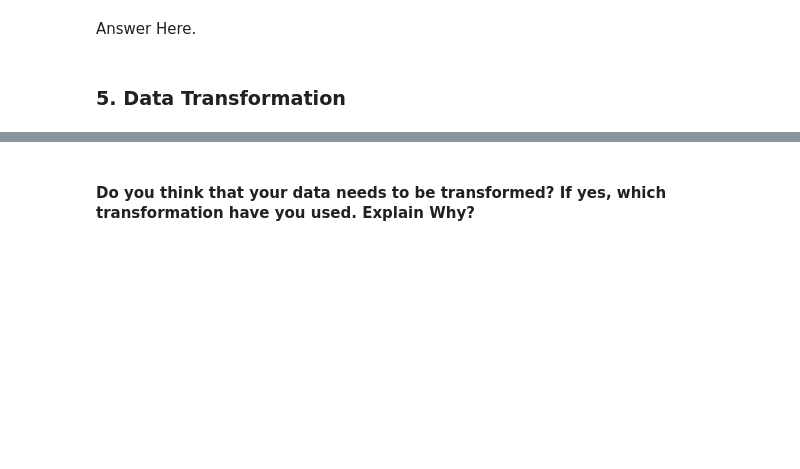
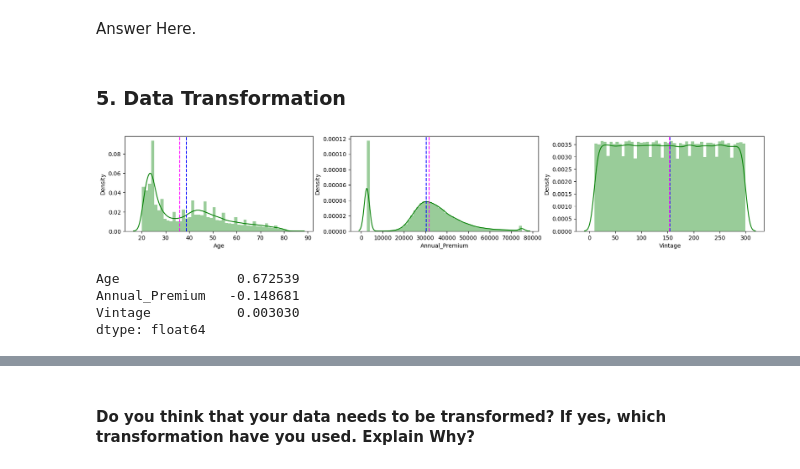
Before and after one commit to priyaregit/Classification-ML_Insurance-Cross-Sell-Prediction, a Jupyter notebook: Health_Insurance_Cross_Sell_Prediction_Classification.ipynb, the cells around one changed output, grey strips where cells are left out. Drawn from its saved outputs; the diff is of its cells as text; code cells hidden in the pictures; blank space fills up the shorter version.

```diff
--- a/Health_Insurance_Cross_Sell_Prediction_Classification.ipynb
+++ b/Health_Insurance_Cross_Sell_Prediction_Classification.ipynb
@@ -1042,3 +1059,5 @@ Answer Here.
 #### 1. Feature Manipulation
 # %%
 # Manipulate Features to minimize feature correlation and create new features
+
+df.drop('Age_Group', axis = 1, inplace = True)
@@ -1056,3 +1077,34 @@ Answer Here.
 Answer Here.
 # %% [markdown]
 ### 5. Data Transformation
+# %%
+# Transform Your data
+
+features = ['Age','Annual_Premium','Vintage']
+
+fig = plt.figure(figsize = (20,3))
+ax1=fig.gca()
+
+i=0
+n=0
+while i<3:
+  ax1 = plt.subplot2grid((1,3),(0,i))
+  sns.distplot(df[features[n]], color = 'g')
+  ax1.axvline(df[features[n]].mean(),color='blue', linestyle='dashed')
+  ax1.axvline(df[features[n]].median(),color='magenta', linestyle='dashed')
+  i=i+1
+  n=n+1
+
+plt.rcParams['figure.figsize'] = (10, 6)
+# %% [output]
+[figure, added]
+# %%
+# Checking for skewness of the original data in 'Age','Annual_Premium' and 'Vintage'
+df_features = pd.DataFrame()
+df_features = df[features]
+df_features.skew(axis = 0, skipna = True)
+# %% [output]
+Age               0.672539
+Annual_Premium   -0.148681
+Vintage           0.003030
+dtype: float64
```
Also changed, not shown: parts of 44 cells of this notebook.
